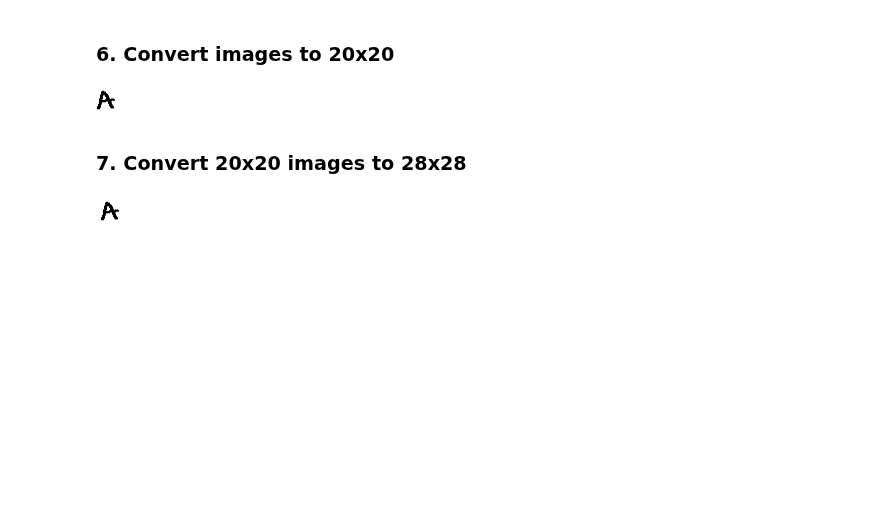
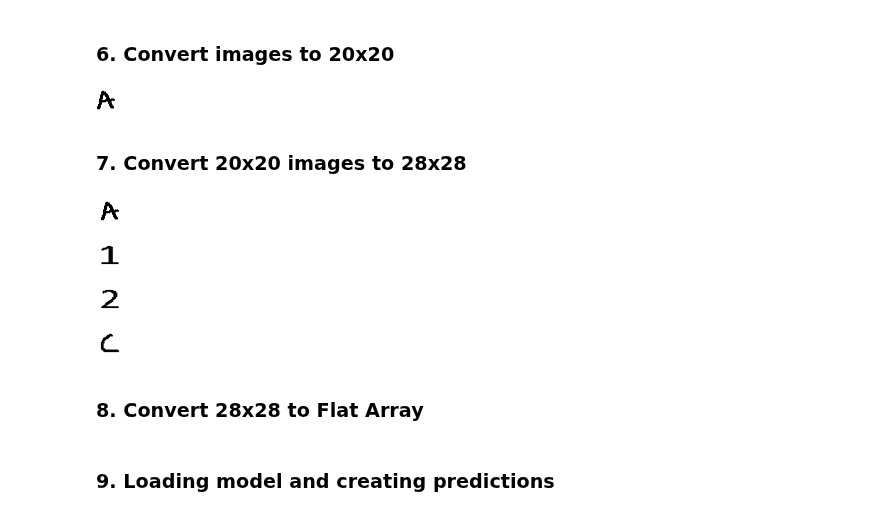
Before and after one commit to syedfaiqueali/Data-Science-And-Machine-Learning-Bootcamp, a Jupyter notebook: 14. Using OpenCV to evaluate mcqs/1. Using OpenCv to find MCQs answer table contours.ipynb, the cells around one changed output. Drawn from its saved outputs; the diff is of its cells as text; code cells hidden in the pictures; blank space fills up the shorter version.

```diff
--- a/14. Using OpenCV to evaluate mcqs/1. Using OpenCv to find MCQs answer table contours.ipynb
+++ b/14. Using OpenCV to evaluate mcqs/1. Using OpenCv to find MCQs answer table contours.ipynb
@@ -329,0 +334,14 @@ arr_img_28x28[29]
+# %%
+arr_img_28x28[0]
+# %% [output]
+[figure, added]
+# %%
+arr_img_28x28[1]
+# %% [output]
+[figure, added]
+# %%
+arr_img_28x28[19]  #10-19, 30-39
+# %% [output]
+[figure, added]
+# %% [markdown]
+### 8. Convert 28x28 to Flat Array
@@ -329,0 +362,2 @@ arr_img_28x28[29]
+# %% [markdown]
+### 9. Loading model and creating predictions
```
Also changed, not shown: parts of 13 cells of this notebook, 4 other files.
